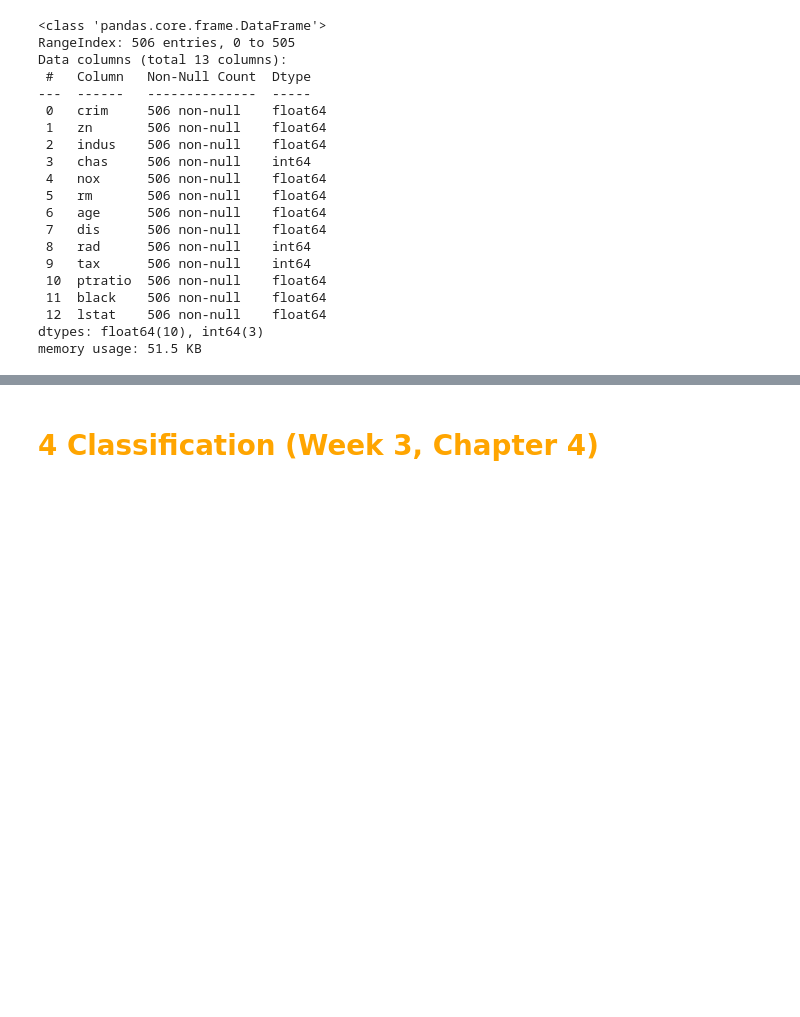
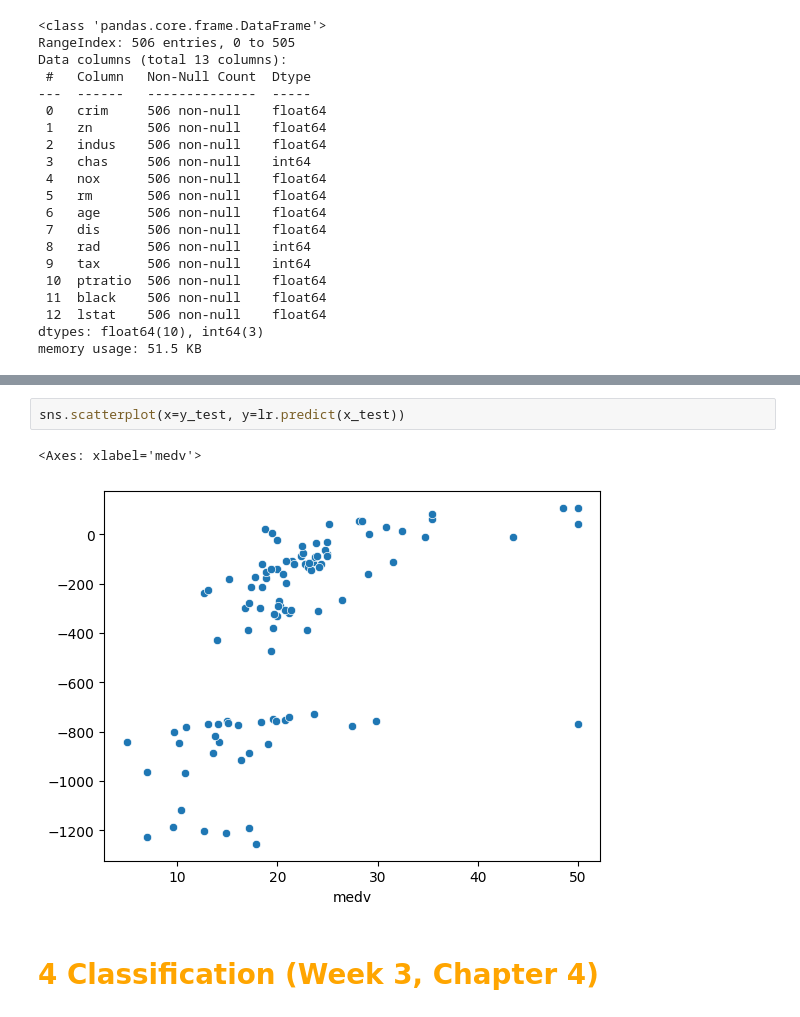
Before and after one commit to Hazim-HF/Machine-Learning, a Jupyter notebook: ML.ipynb, the cells around one changed output, grey strips where cells are left out. Drawn from its saved outputs; the diff is of its cells as text; blank space fills up the shorter version.

```diff
--- a/ML.ipynb
+++ b/ML.ipynb
@@ -284,3 +334,8 @@ print(lr.intercept_)
+# %%
+sns.scatterplot(x=y_test, y=lr.predict(x_test))
+# %% [output]
+<Axes: xlabel='medv'>
+[figure, added]
 # %% [markdown]
 <h1 style='font-weight:bold; color:orange'> 4 Classification (Week 3, Chapter 4) </h1>
 # %%
```
Also changed, not shown: parts of 18 cells of this notebook.
